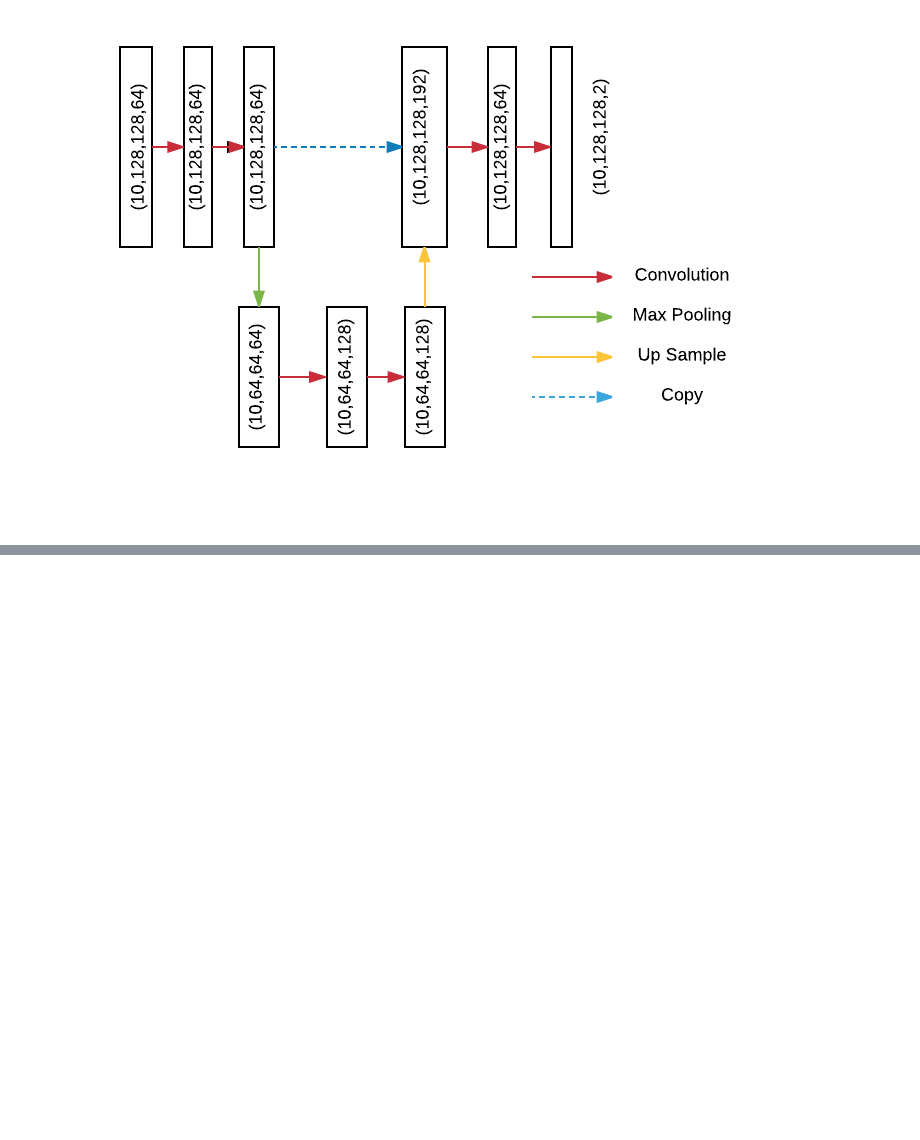
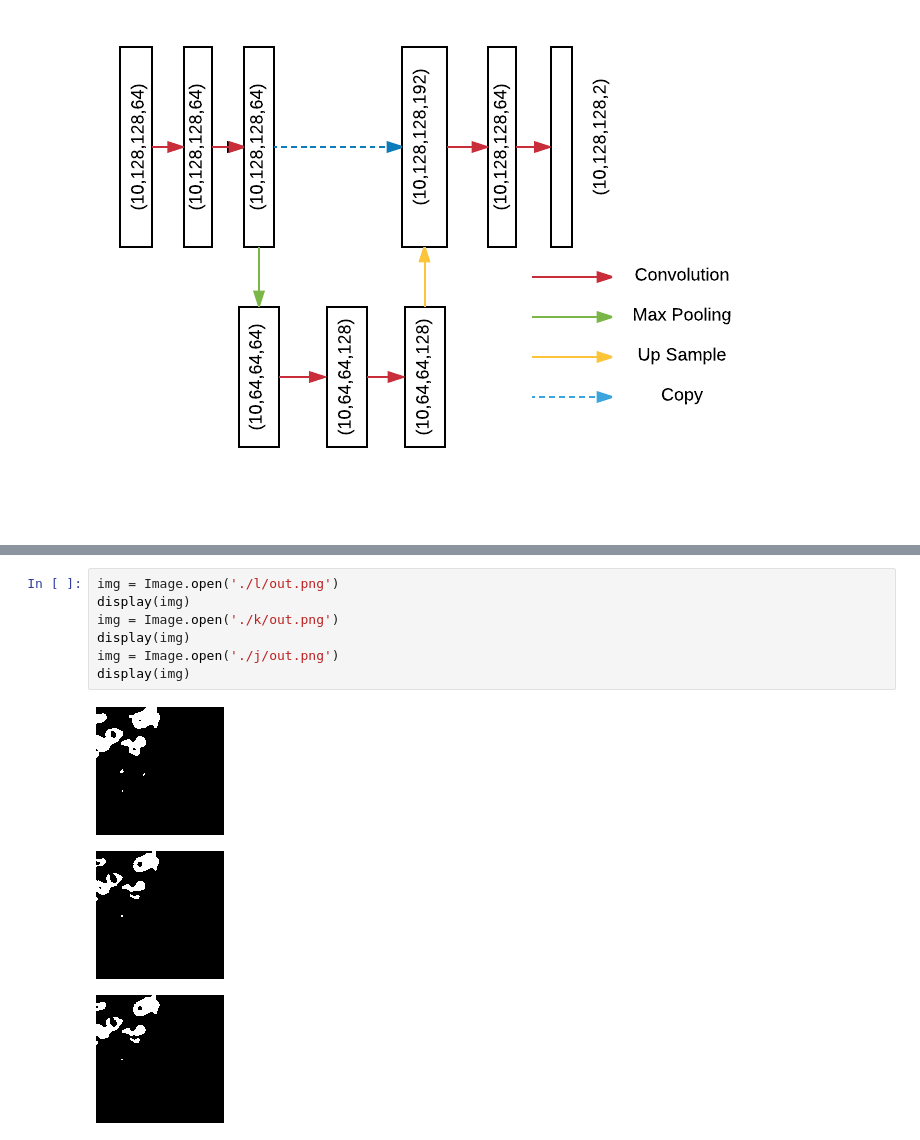
Before and after one commit to jaringson/Deep_Learning_CS501R, a Jupyter notebook: lab6/lab6.ipynb, the cells around one changed output, grey strips where cells are left out. Saved outputs shown, nothing was run; the diff lists cells and outputs as text; blank space fills up the shorter version.

```diff
--- a/lab6/lab6.ipynb
+++ b/lab6/lab6.ipynb
@@ -55,0 +58,11 @@ render()
+# %%
+img = Image.open('./l/out.png')
+display(img)
+img = Image.open('./k/out.png')
+display(img)
+img = Image.open('./j/out.png')
+display(img)
+# %% [output]
+[figure, added]
+[figure, added]
+[figure, added]
```
Also changed, not shown: parts of 4 cells of this notebook.
